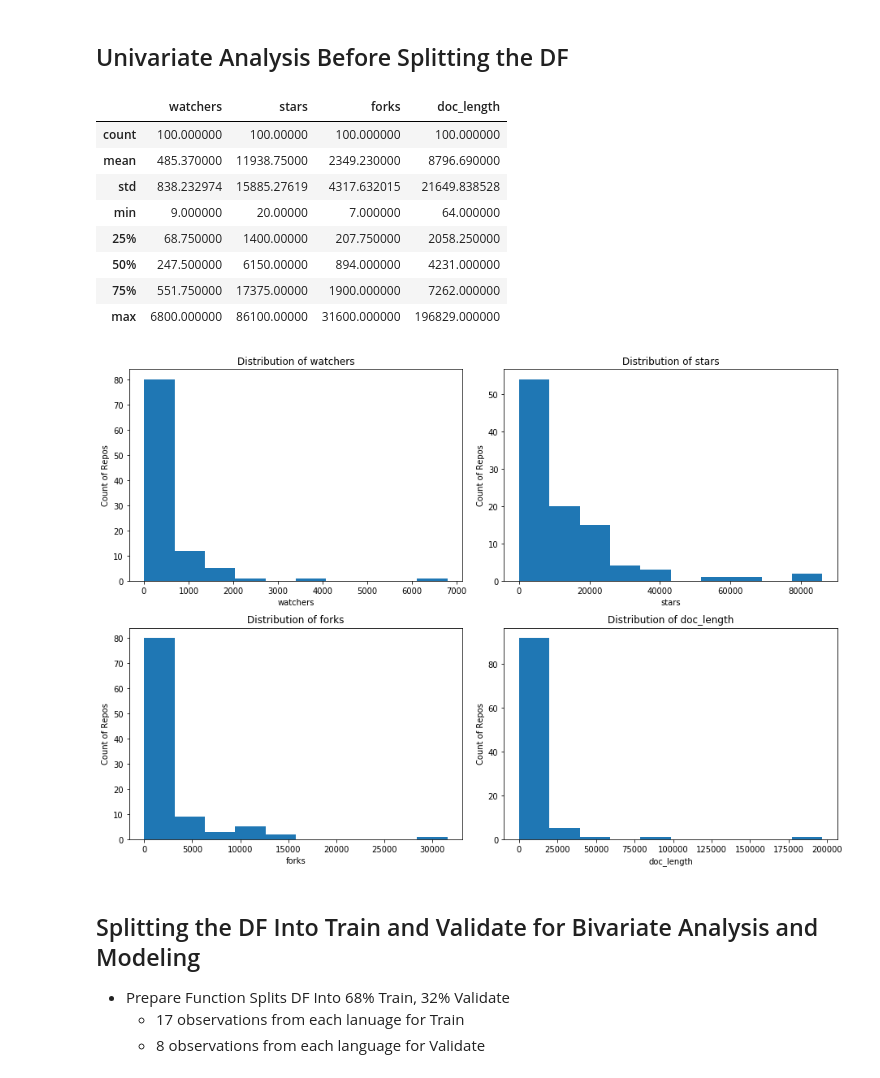
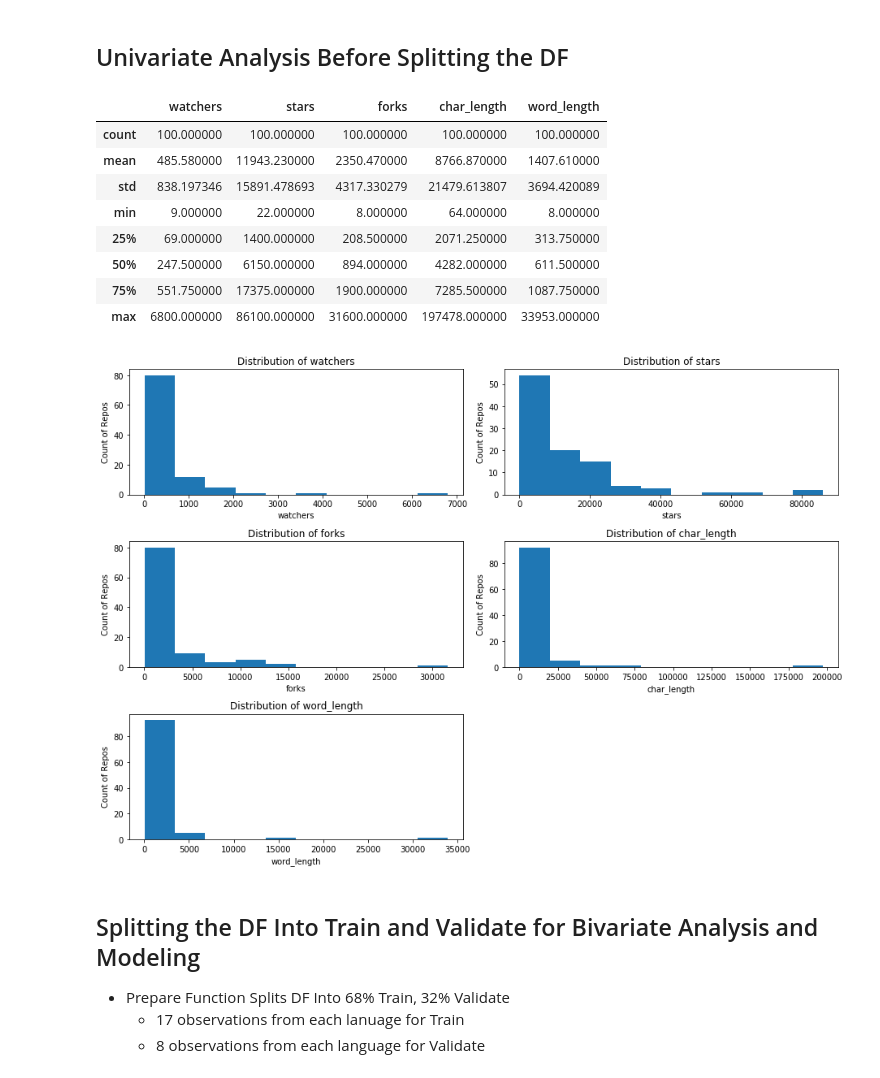
Before and after one commit to Codeup-B-Squared/NLP-Analysis, a Jupyter notebook: Data_Analysis.ipynb, the cells around one changed output. Saved outputs shown, nothing was run; the diff lists cells and outputs as text; code cells hidden in the pictures.

```diff
--- a/Data_Analysis.ipynb
+++ b/Data_Analysis.ipynb
@@ -136,10 +130,8 @@ Within the Prepare.py function:
 import Prepare
 # %%
 # df = Prepare.prepare_df(df)
-# %%
-df['doc_length'] = df.clean.str.len()
 # %%
-df = df.merge(urls, left_on=df.index, right_on=urls.index).drop('key_0', axis=1).drop('Unnamed: 0', axis=1)
+# df = df.merge(urls, left_on=df.index, right_on=urls.index).drop('key_0', axis=1)
 # %%
 # will work with this df from now up to testing the final model chosen
 # will generate new data later to evaluate the final model on test
@@ -180,30 +172,30 @@ import seaborn as sns
 # %%
 df.describe()
 # %% [output]
-|  | watchers | stars | forks | doc_length |
-| count | 100.000000 | 100.00000 | 100.000000 | 100.000000 |
-| mean | 485.370000 | 11938.75000 | 2349.230000 | 8796.690000 |
-| std | 838.232974 | 15885.27619 | 4317.632015 | 21649.838528 |
-| min | 9.000000 | 20.00000 | 7.000000 | 64.000000 |
-| 25% | 68.750000 | 1400.00000 | 207.750000 | 2058.250000 |
-| 50% | 247.500000 | 6150.00000 | 894.000000 | 4231.000000 |
-| 75% | 551.750000 | 17375.00000 | 1900.000000 | 7262.000000 |
-| max | 6800.000000 | 86100.00000 | 31600.000000 | 196829.000000 |
+|  | watchers | stars | forks | char_length | word_length |
+| count | 100.000000 | 100.000000 | 100.000000 | 100.000000 | 100.000000 |
+| mean | 485.580000 | 11943.230000 | 2350.470000 | 8766.870000 | 1407.610000 |
+| std | 838.197346 | 15891.478693 | 4317.330279 | 21479.613807 | 3694.420089 |
+| min | 9.000000 | 22.000000 | 8.000000 | 64.000000 | 8.000000 |
+| 25% | 69.000000 | 1400.000000 | 208.500000 | 2071.250000 | 313.750000 |
+| 50% | 247.500000 | 6150.000000 | 894.000000 | 4282.000000 | 611.500000 |
+| 75% | 551.750000 | 17375.000000 | 1900.000000 | 7285.500000 | 1087.750000 |
+| max | 6800.000000 | 86100.000000 | 31600.000000 | 197478.000000 | 33953.000000 |
 # %%
 x = 1
 plt.figure(figsize=(13,9))
 for col in df.describe():
 
-    plt.subplot(2,2,x)
+    plt.subplot(3,2,x)
     plt.title(f'Distribution of {col}')
     plt.xlabel(col)
     plt.ylabel('Count of Repos')
     plt.hist(df[col])
     x = x + 1
 
 plt.tight_layout()
 # %% [output]
-[figure, old version]
+[figure, new version]
 # %% [markdown]
 ## Splitting the DF Into Train and Validate for Bivariate Analysis and Modeling
 - Prepare Function Splits DF Into 68% Train, 32% Validate
```
Also changed, not shown: parts of 12 cells of this notebook, 1 other file.
